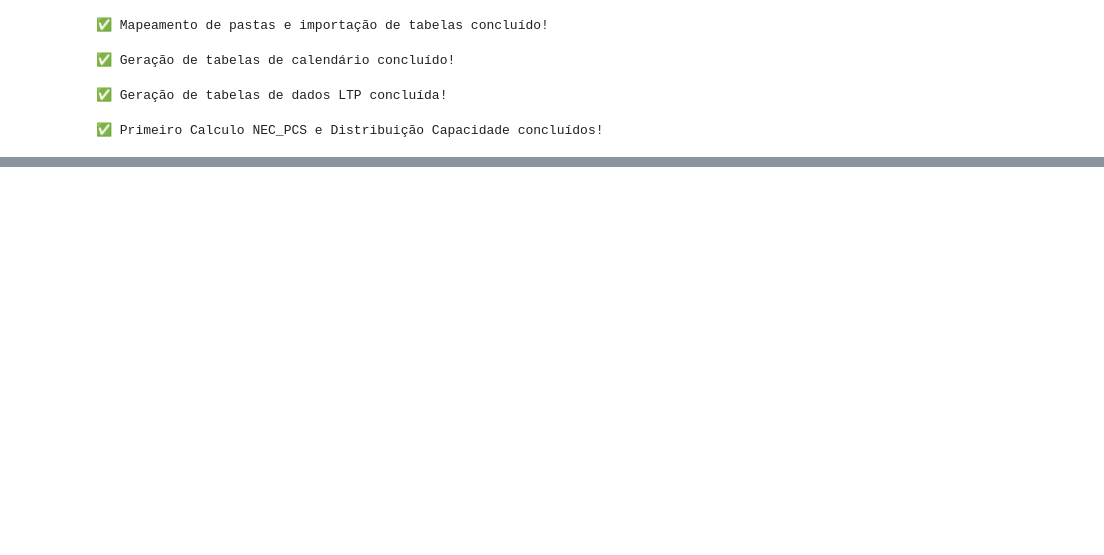
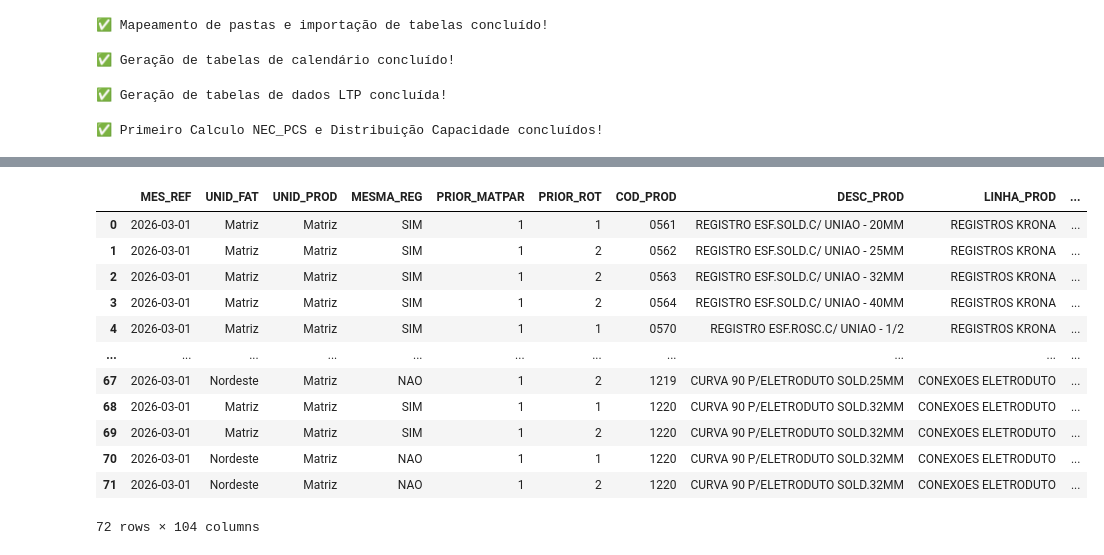
Before and after one commit to OtavioBedin/LTP, a Jupyter notebook: 00_SCRIPTS/01_PROCESSAR_LTP.ipynb, the cells around one changed output, grey strips where cells are left out. Saved outputs shown, nothing was run; the diff lists cells and outputs as text; code cells hidden in the pictures; blank space fills up the shorter version.

```diff
--- a/00_SCRIPTS/01_PROCESSAR_LTP.ipynb
+++ b/00_SCRIPTS/01_PROCESSAR_LTP.ipynb
@@ -1540,3 +1546,19 @@ AssertionError: Execução interrompida DEBUG.
+# %%
+bd_ECO
+# %% [output]
+|  | MES_REF | UNID_FAT | UNID_PROD | MESMA_REG | PRIOR_MATPAR | PRIOR_ROT | COD_PROD | DESC_PROD | LINHA_PROD | ... |
+| 0 | 2026-03-01 | Matriz | Matriz | SIM | 1 | 1 | 0561 | REGISTRO ESF.SOLD.C/ UNIAO - 20MM | REGISTROS KRONA | ... |
+| 1 | 2026-03-01 | Matriz | Matriz | SIM | 1 | 2 | 0562 | REGISTRO ESF.SOLD.C/ UNIAO - 25MM | REGISTROS KRONA | ... |
+| 2 | 2026-03-01 | Matriz | Matriz | SIM | 1 | 2 | 0563 | REGISTRO ESF.SOLD.C/ UNIAO - 32MM | REGISTROS KRONA | ... |
+| 3 | 2026-03-01 | Matriz | Matriz | SIM | 1 | 2 | 0564 | REGISTRO ESF.SOLD.C/ UNIAO - 40MM | REGISTROS KRONA | ... |
+| 4 | 2026-03-01 | Matriz | Matriz | SIM | 1 | 1 | 0570 | REGISTRO ESF.ROSC.C/ UNIAO - 1/2 | REGISTROS KRONA | ... |
+| ... | ... | ... | ... | ... | ... | ... | ... | ... | ... | ... |
+| 67 | 2026-03-01 | Nordeste | Matriz | NAO | 1 | 2 | 1219 | CURVA 90 P/ELETRODUTO SOLD.25MM | CONEXOES ELETRODUTO | ... |
+| 68 | 2026-03-01 | Matriz | Matriz | SIM | 1 | 1 | 1220 | CURVA 90 P/ELETRODUTO SOLD.32MM | CONEXOES ELETRODUTO | ... |
+| 69 | 2026-03-01 | Matriz | Matriz | SIM | 1 | 2 | 1220 | CURVA 90 P/ELETRODUTO SOLD.32MM | CONEXOES ELETRODUTO | ... |
+| 70 | 2026-03-01 | Nordeste | Matriz | NAO | 1 | 1 | 1220 | CURVA 90 P/ELETRODUTO SOLD.32MM | CONEXOES ELETRODUTO | ... |
+| 71 | 2026-03-01 | Nordeste | Matriz | NAO | 1 | 2 | 1220 | CURVA 90 P/ELETRODUTO SOLD.32MM | CONEXOES ELETRODUTO | ... |
+72 rows × 104 columns
 # %%
 bd_ECO_RATEIO[['ALOC_REC', 'PCS_HORA','PCS_HORA_PI', col_hr_alvo, 'RATEIO', 'CORTE_HOR', 'SALDO_HR', 'SALDO_PCS', col_ltp_alvo]]
 # %% [output]
```
Also changed, not shown: parts of 6 cells of this notebook.
